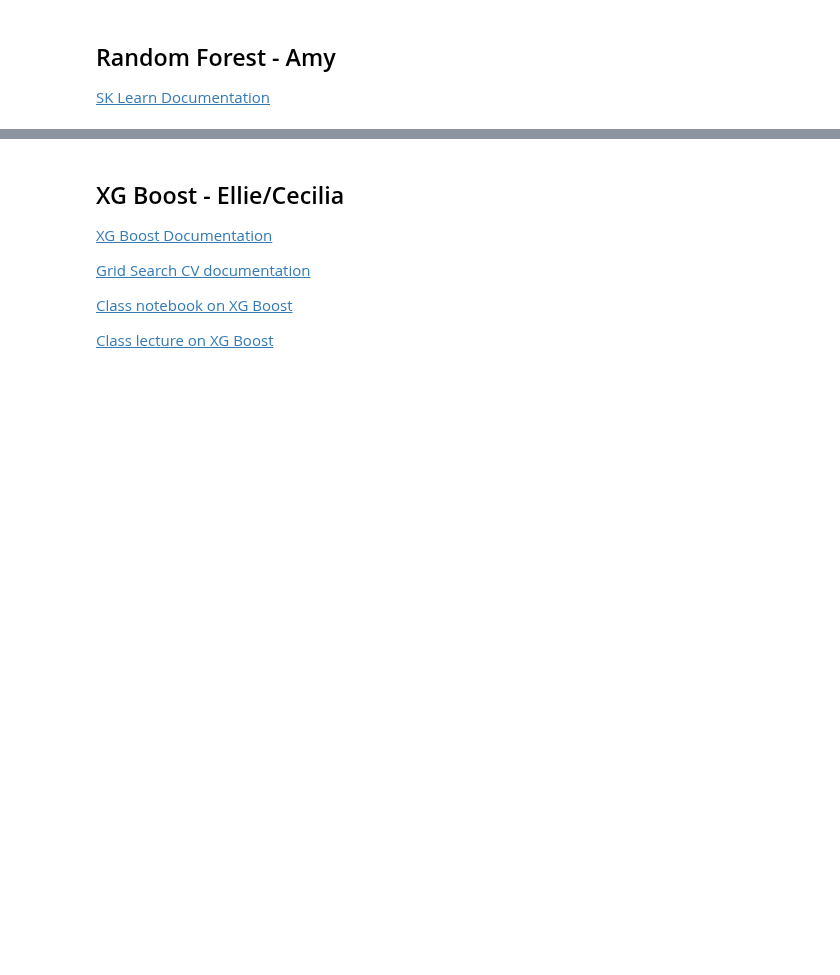
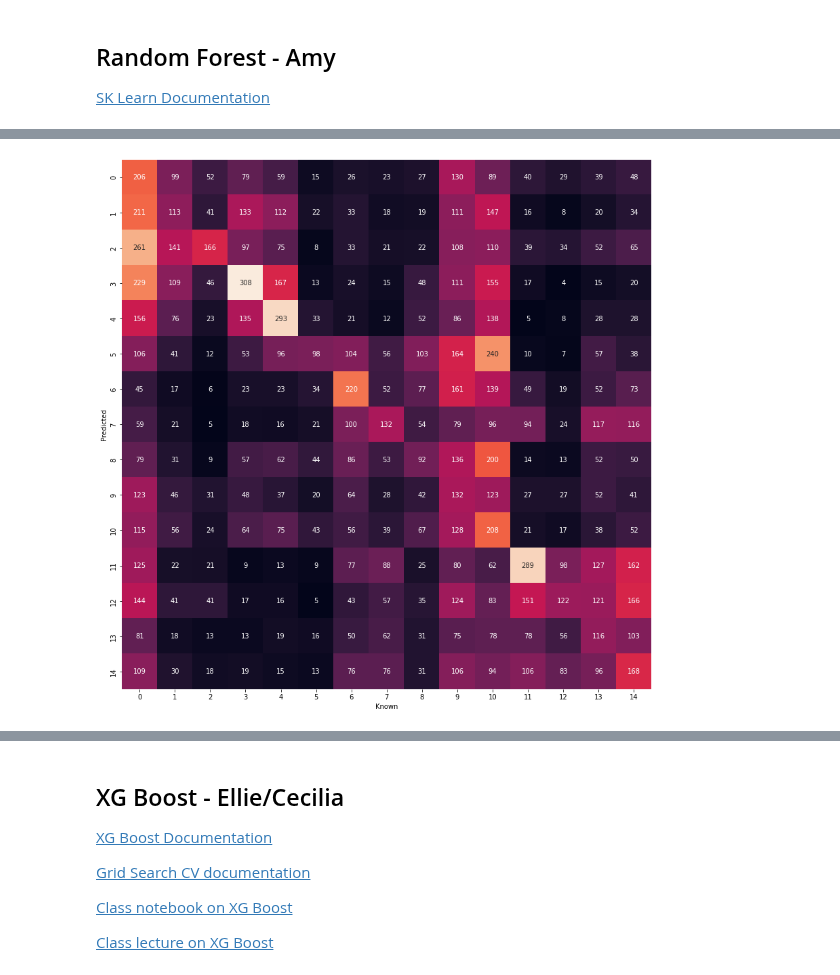
Before and after one commit to cfcastillo/DS-6-Notebooks, a Jupyter notebook: 2_Education_Capstone_EDA_and_Processing.ipynb, the cells around one changed output, grey strips where cells are left out. Saved outputs shown, nothing was run; the diff lists cells and outputs as text; code cells hidden in the pictures; blank space fills up the shorter version.

```diff
--- a/2_Education_Capstone_EDA_and_Processing.ipynb
+++ b/2_Education_Capstone_EDA_and_Processing.ipynb
@@ -276,3 +308,12 @@ y = asec_final['A_DTOCC'].copy()
+# %%
+# Separating data into X and y data sets for applying models
+# household_cols = ['GTMETSTA','GEDIV','GESTFIPS','HHINC','H_TENURE','H_LIVQRT']
+household_cols = ['GEDIV','GESTFIPS','H_LIVQRT']
+# person_cols = ['A_AGE', 'A_SEX', 'PRDTRACE', 'PRCITSHP', 'A_HGA', 'PEARNVAL', 'WEIND', 'A_MARITL', 'HEA']
+person_cols = ['A_AGE', 'A_SEX', 'PRDTRACE', 'PRCITSHP', 'A_HGA', 'A_MARITL', 'HEA']
+x_cols = person_cols + household_cols
+X = asec_final[x_cols].copy()
+y = asec_final[which_target].copy()
 # %% [markdown]
 ## Random Forest - Amy
 
@@ -329,10 +385,32 @@ y = asec_final['A_DTOCC'].copy()
+# %%
+# Re-running the RF model with the suggested number of trees
+model = RandomForestClassifier(n_estimators = optimal_trees, random_state=random_seed)
+X_train, X_test, y_train, y_test = train_test_split(X,y,test_size=0.2)
+
+if sample_method == 'none':
+  model.fit(X_train,y_train)
+else:
+  if sample_method == 'under':
+    X_train_samp, y_train_samp = rus.fit_resample(X_train, y_train)
+  else:
+    X_train_samp, y_train_samp = rus.fit_resample(X_train, y_train)
+
+  X_train_samp_df = pd.DataFrame(X_train_samp, columns=X_train.columns, dtype=float)
+  model.fit(X_train_samp_df, y_train_samp)
+
+y_pred_rf = model.predict(X_test)
 # %%
-#Confusion matrix for random forest results
-# plt.figure(figsize=(14,36))
-# mat = metrics.confusion_matrix(y_test,y_pred_rf)
-# sns.heatmap(mat.T, square=True, annot=True, fmt='d', cbar=False,
-#             xticklabels=range(1,23), yticklabels=range(1,23))
-# plt.xlabel('Known')
-# plt.ylabel('Predicted');
+# Confusion matrix for random forest results
+# TODO: How to get the actual values for each item. Need to map index values with real values.
+plt.figure(figsize=(14,36))
+mat = metrics.confusion_matrix(y_test,y_pred_rf)
+ax = sns.heatmap(mat.T, square=True, annot=True, fmt='d', cbar=False)
+# ax.set_xticklabels(ax.get_xticklabels)
+# ax.set_yticklabels(ax.get_yticklabels)
+            # xticklabels=range(1,23), yticklabels=range(1,23))
+plt.xlabel('Known')
+plt.ylabel('Predicted');
+# %% [output]
+[figure, added]
 # %%
 # Classification report for random forest results.
```
Also changed, not shown: parts of 39 cells of this notebook.
